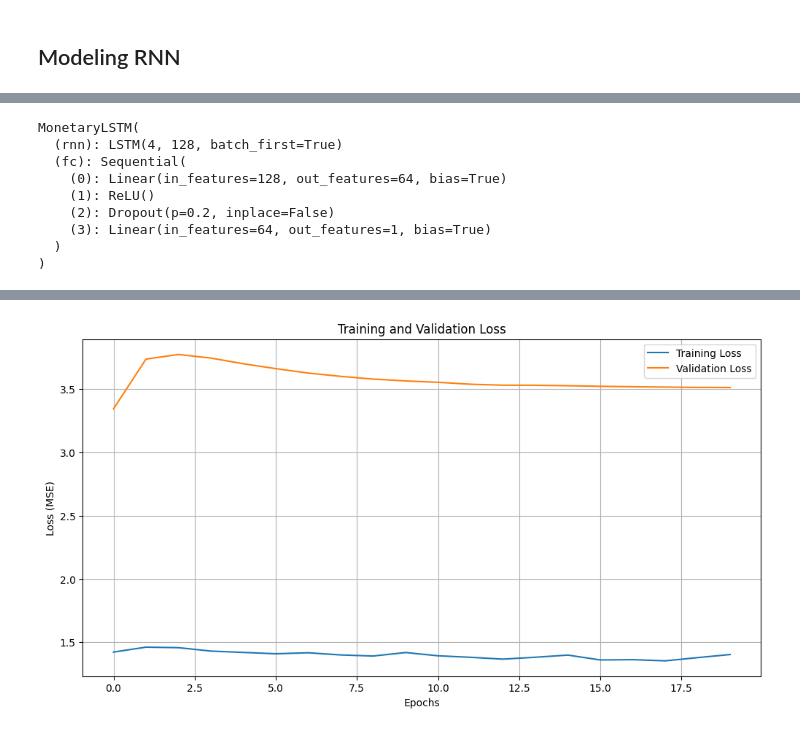
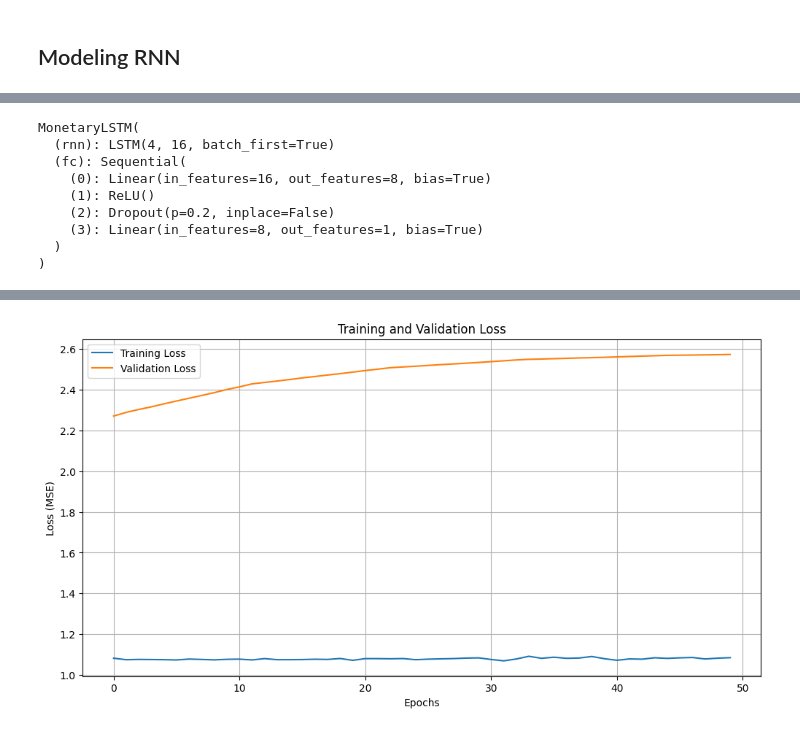
Before and after one commit to Aidinferaz/DeepLearning-RKA, a Jupyter notebook: Monetary Prediction/Train.ipynb, the cells around one changed output, grey strips where cells are left out. Saved outputs shown, nothing was run; the diff lists cells and outputs as text; code cells hidden in the pictures.

```diff
--- a/Monetary Prediction/Train.ipynb
+++ b/Monetary Prediction/Train.ipynb
@@ -217,7 +217,7 @@ train_dataset = TensorDataset(X_train, y_train)
 val_dataset = TensorDataset(X_val, y_val)
 
 # Create DataLoaders
-batch_size = 32
+batch_size = 16
 train_loader = DataLoader(train_dataset, batch_size=batch_size, shuffle=False)
 val_loader = DataLoader(val_dataset, batch_size=batch_size, shuffle=False)
 
@@ -251,7 +251,7 @@ class MonetaryRNN(nn.Module):
         return output, hidden
 # %%
 INPUT_SIZE = X_train.shape[2]
-HIDDEN_SIZE = 128
+HIDDEN_SIZE = 16
 OUTPUT_SIZE = 1
 
 model_0 = MonetaryRNN(INPUT_SIZE, HIDDEN_SIZE, OUTPUT_SIZE)
@@ -267,7 +267,7 @@ MonetaryRNN(
 criterion = nn.MSELoss()
 optimizer = optim.Adam(model_0.parameters(), lr=0.001)
 # %%
-EPOCHS = 20
+EPOCHS = 50
 early_stop_patience = 15
 early_stop_counter = 0
 
@@ -460,7 +456,7 @@ class MonetaryLSTM(nn.Module):
         return out
 # %%
 INPUT_SIZE = X_train.shape[2]
-HIDDEN_SIZE = 128
+HIDDEN_SIZE = 16
 NUM_LAYERS = 1
 OUTPUT_SIZE = 1
 DROPOUT = 0.2
@@ -471,12 +467,12 @@ model_1 = model_1.to(device)
 model_1
 # %% [output]
 MonetaryLSTM(
-  (rnn): LSTM(4, 128, batch_first=True)
+  (rnn): LSTM(4, 16, batch_first=True)
   (fc): Sequential(
-    (0): Linear(in_features=128, out_features=64, bias=True)
+    (0): Linear(in_features=16, out_features=8, bias=True)
     (1): ReLU()
     (2): Dropout(p=0.2, inplace=False)
-    (3): Linear(in_features=64, out_features=1, bias=True)
+    (3): Linear(in_features=8, out_features=1, bias=True)
   )
 )
 # %%
@@ -484,7 +480,7 @@ criterion = nn.MSELoss()
 optimizer = optim.Adam(model_1.parameters(), lr=0.001)
 scheduler = optim.lr_scheduler.ReduceLROnPlateau(optimizer, 'min', patience=10, factor=0.5, verbose=True)
 # %%
-EPOCHS = 20
+EPOCHS = 50
 
 # Lists to store metrics
 train_losses = []
@@ -563 +565 @@ Epoch [20/20], Train Loss: 1.403305, Val Loss: 3.513031
-[figure, old version]
+[figure, new version]
```
Also changed, not shown: parts of 7 cells of this notebook, 1 other file.
